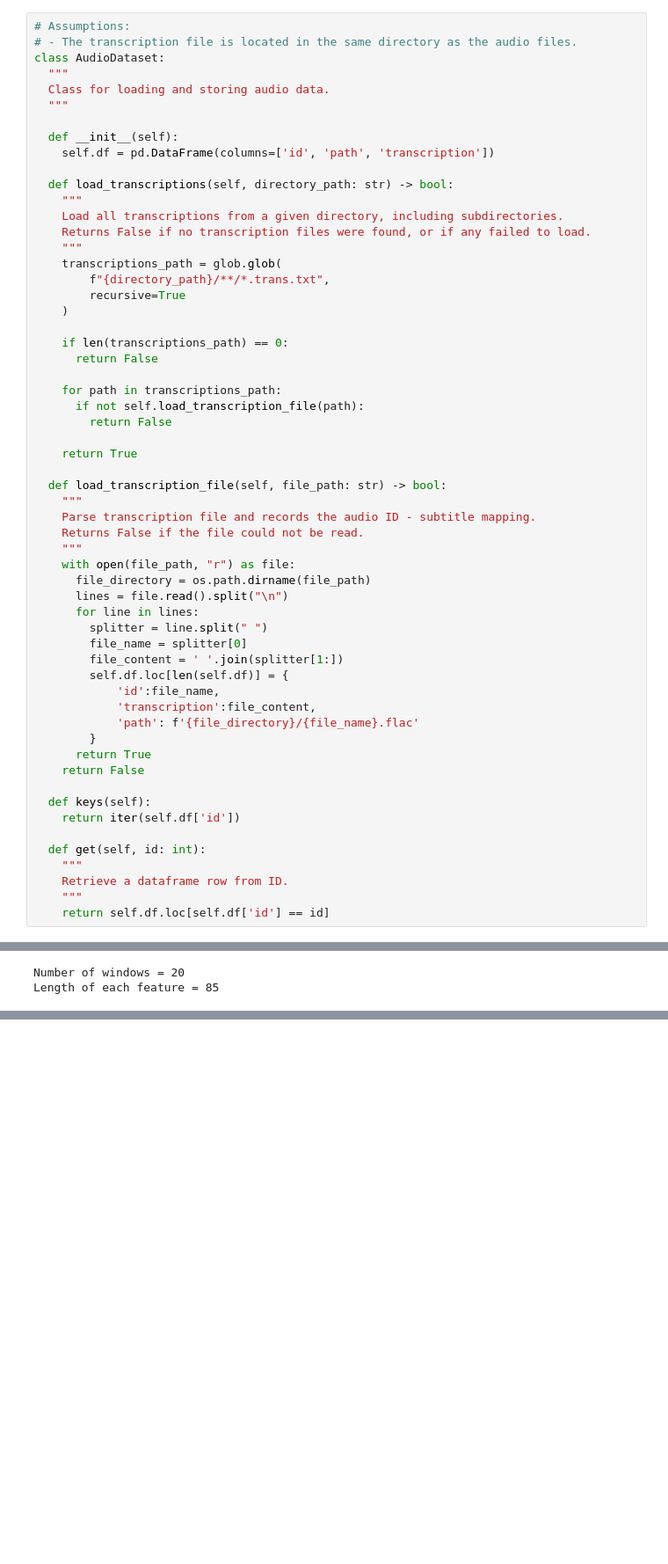
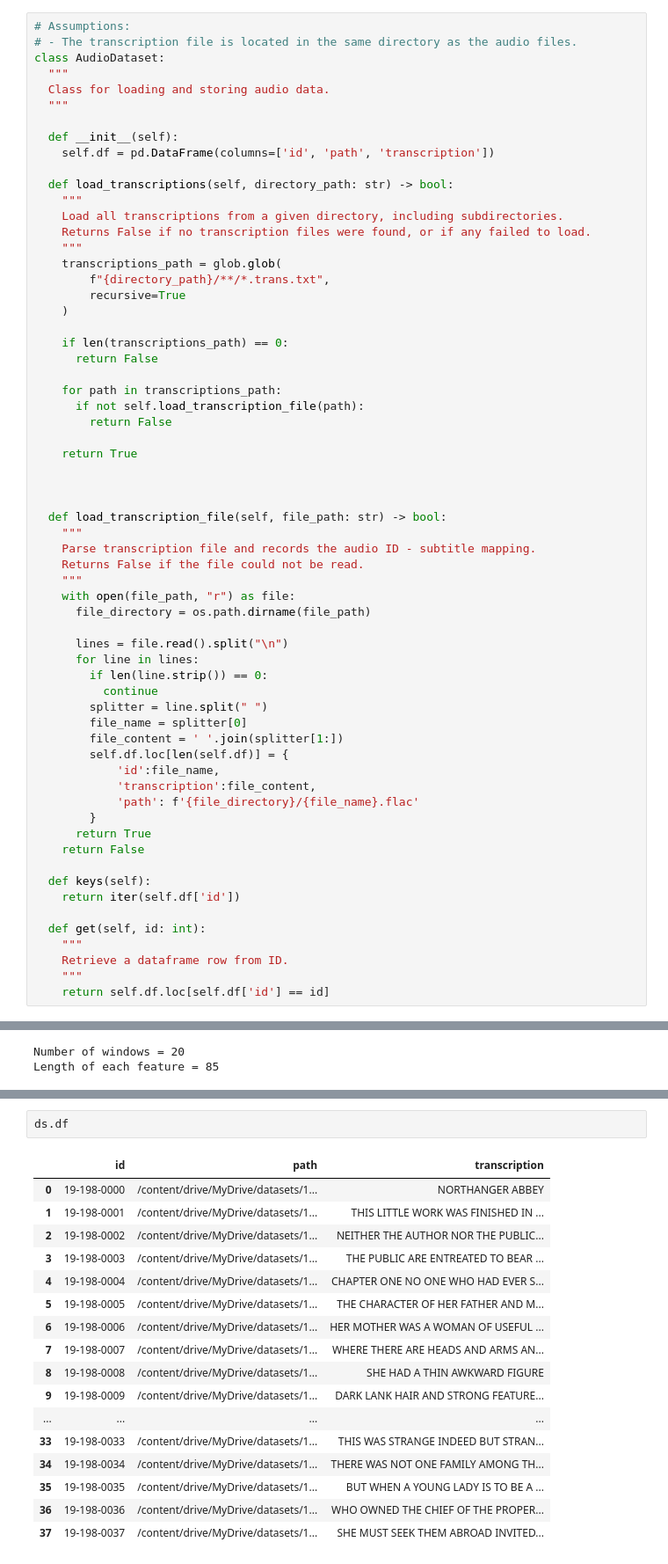
Before and after one commit to karank85/speech-recognition, a Jupyter notebook: Project_2_Non_DL_Speech_Recognition.ipynb, the cells around one changed output, grey strips where cells are left out. Shown at 88% size. Cells and saved outputs as stored; diff of their text form; blank space fills up the shorter version.

```diff
--- a/Project_2_Non_DL_Speech_Recognition.ipynb
+++ b/Project_2_Non_DL_Speech_Recognition.ipynb
@@ -56,6 +54,8 @@ class AudioDataset:
 
     return True
 
+
+
   def load_transcription_file(self, file_path: str) -> bool:
     """
     Parse transcription file and records the audio ID - subtitle mapping.
@@ -63,8 +63,11 @@ class AudioDataset:
     """
     with open(file_path, "r") as file:
       file_directory = os.path.dirname(file_path)
+
       lines = file.read().split("\n")
       for line in lines:
+        if len(line.strip()) == 0:
+          continue
         splitter = line.split(" ")
         file_name = splitter[0]
         file_content = ' '.join(splitter[1:])
@@ -111,0 +153,20 @@ Text(0.5, 1.0, 'MFCC')
+# %%
+ds.df
+# %% [output]
+|  | id | path | transcription |
+| 0 | 19-198-0000 | /content/drive/MyDrive/datasets/1... | NORTHANGER ABBEY |
+| 1 | 19-198-0001 | /content/drive/MyDrive/datasets/1... | THIS LITTLE WORK WAS FINISHED IN ... |
+| 2 | 19-198-0002 | /content/drive/MyDrive/datasets/1... | NEITHER THE AUTHOR NOR THE PUBLIC... |
+| 3 | 19-198-0003 | /content/drive/MyDrive/datasets/1... | THE PUBLIC ARE ENTREATED TO BEAR ... |
+| 4 | 19-198-0004 | /content/drive/MyDrive/datasets/1... | CHAPTER ONE NO ONE WHO HAD EVER S... |
+| 5 | 19-198-0005 | /content/drive/MyDrive/datasets/1... | THE CHARACTER OF HER FATHER AND M... |
+| 6 | 19-198-0006 | /content/drive/MyDrive/datasets/1... | HER MOTHER WAS A WOMAN OF USEFUL ... |
+| 7 | 19-198-0007 | /content/drive/MyDrive/datasets/1... | WHERE THERE ARE HEADS AND ARMS AN... |
+| 8 | 19-198-0008 | /content/drive/MyDrive/datasets/1... | SHE HAD A THIN AWKWARD FIGURE |
+| 9 | 19-198-0009 | /content/drive/MyDrive/datasets/1... | DARK LANK HAIR AND STRONG FEATURE... |
+| ... | ... | ... | ... |
+| 33 | 19-198-0033 | /content/drive/MyDrive/datasets/1... | THIS WAS STRANGE INDEED BUT STRAN... |
+| 34 | 19-198-0034 | /content/drive/MyDrive/datasets/1... | THERE WAS NOT ONE FAMILY AMONG TH... |
+| 35 | 19-198-0035 | /content/drive/MyDrive/datasets/1... | BUT WHEN A YOUNG LADY IS TO BE A ... |
+| 36 | 19-198-0036 | /content/drive/MyDrive/datasets/1... | WHO OWNED THE CHIEF OF THE PROPER... |
+| 37 | 19-198-0037 | /content/drive/MyDrive/datasets/1... | SHE MUST SEEK THEM ABROAD INVITED... |
```
Also changed, not shown: parts of 6 cells of this notebook.
